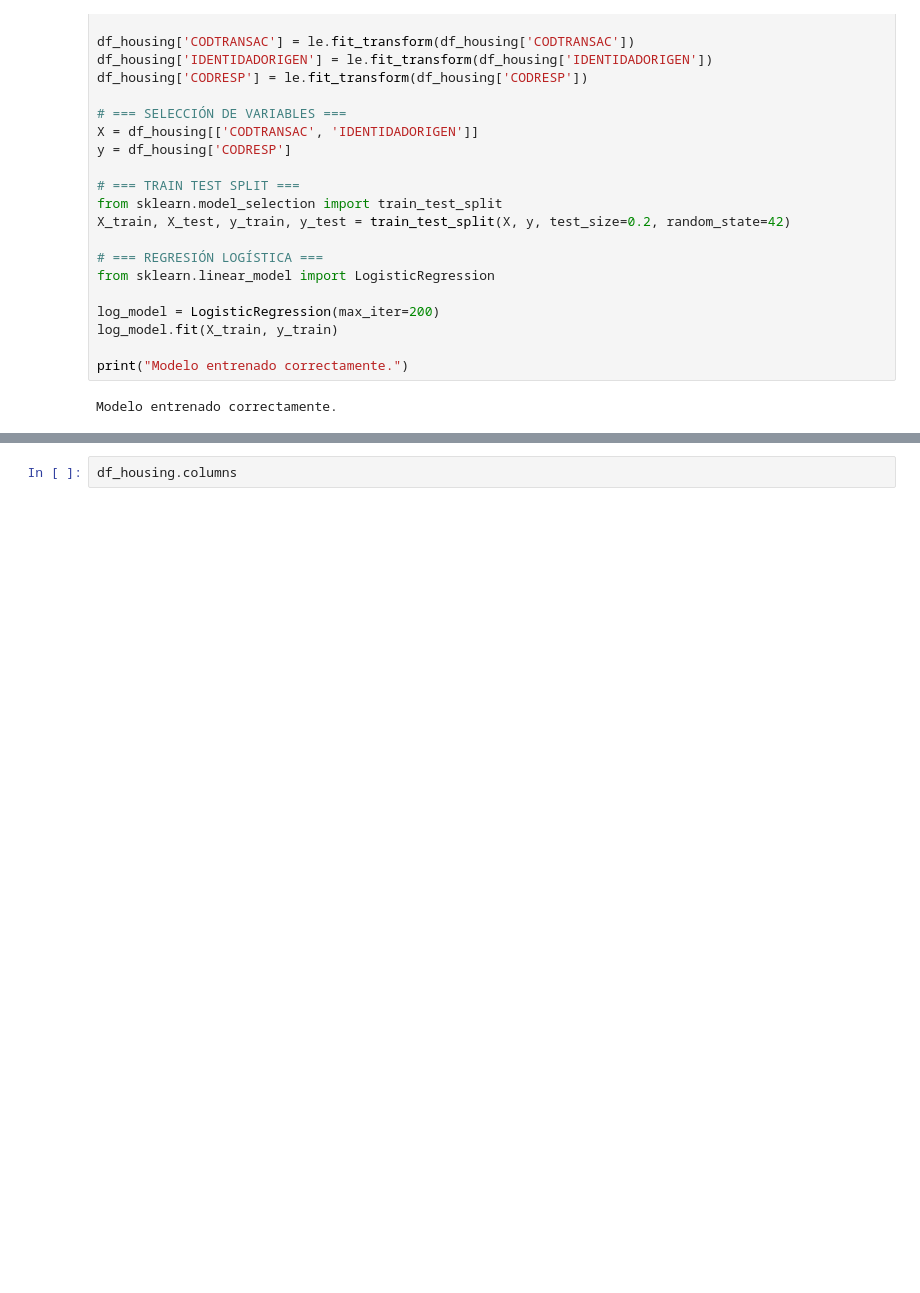
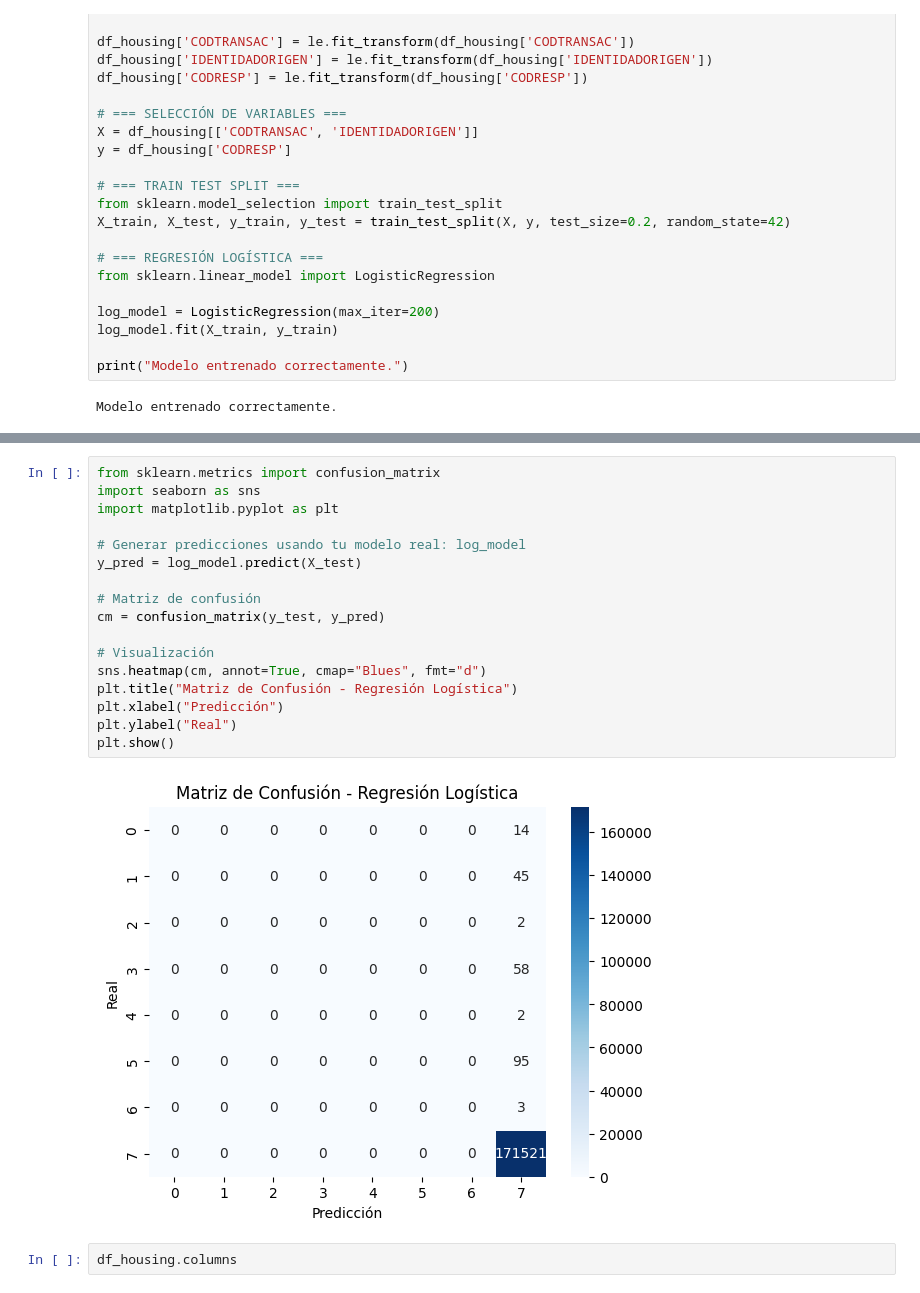
Before and after one commit to oerv13/Ibero, a Jupyter notebook: Copia_de_Exploración_visual_y_diagnóstico.ipynb, the cells around one changed output, grey strips where cells are left out. Cells and saved outputs as stored; diff of their text form; blank space fills up the shorter version.

```diff
--- a/Copia_de_Exploración_visual_y_diagnóstico.ipynb
+++ b/Copia_de_Exploración_visual_y_diagnóstico.ipynb
@@ -544,3 +558,22 @@ Modelo entrenado correctamente.
+# %%
+from sklearn.metrics import confusion_matrix
+import seaborn as sns
+import matplotlib.pyplot as plt
+
+# Generar predicciones usando tu modelo real: log_model
+y_pred = log_model.predict(X_test)
+
+# Matriz de confusión
+cm = confusion_matrix(y_test, y_pred)
+
+# Visualización
+sns.heatmap(cm, annot=True, cmap="Blues", fmt="d")
+plt.title("Matriz de Confusión - Regresión Logística")
+plt.xlabel("Predicción")
+plt.ylabel("Real")
+plt.show()
+# %% [output]
+[figure, added]
 # %%
 df_housing.columns
 # %% [output]
```
Also changed, not shown: parts of 2 cells of this notebook.
